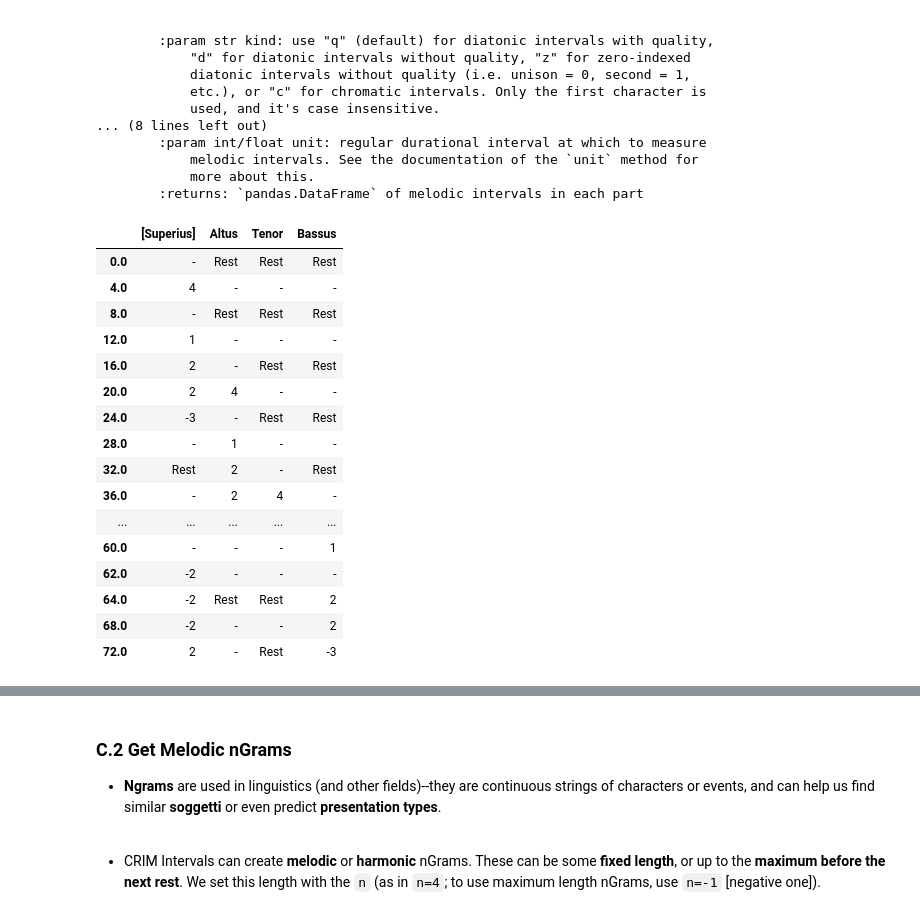
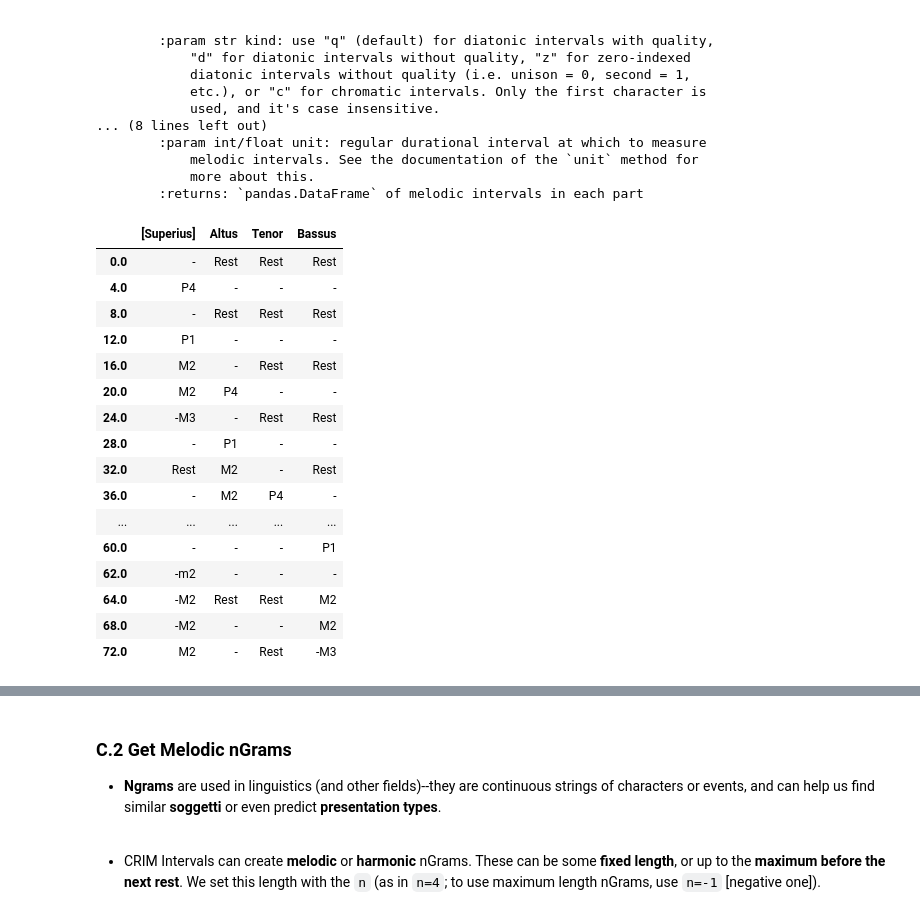
Before and after one commit to nalves599/CRIM_Public_Notebooks, a Jupyter notebook: binder/1_CRIM_NB.ipynb, the cells around one changed output, grey strips where cells are left out. Saved outputs shown, nothing was run; the diff lists cells and outputs as text; code cells hidden in the pictures.

```diff
--- a/binder/1_CRIM_NB.ipynb
+++ b/binder/1_CRIM_NB.ipynb
@@ -216,23 +255,23 @@ print(model.getMelodic.__doc__)
             more about this.
         :returns: `pandas.DataFrame` of melodic intervals in each part
 # %%
-mel = model.getMelodic(kind="d").fillna('-')
+mel = model.getMelodic(kind="q").fillna('-')
 mel.head(20)
 # %% [output]
 |  | [Superius] | Altus | Tenor | Bassus |
 | 0.0 | - | Rest | Rest | Rest |
-| 4.0 | 4 | - | - | - |
+| 4.0 | P4 | - | - | - |
 | 8.0 | - | Rest | Rest | Rest |
-| 12.0 | 1 | - | - | - |
-| 16.0 | 2 | - | Rest | Rest |
-| 20.0 | 2 | 4 | - | - |
-| 24.0 | -3 | - | Rest | Rest |
-| 28.0 | - | 1 | - | - |
-| 32.0 | Rest | 2 | - | Rest |
-| 36.0 | - | 2 | 4 | - |
+| 12.0 | P1 | - | - | - |
+| 16.0 | M2 | - | Rest | Rest |
+| 20.0 | M2 | P4 | - | - |
+| 24.0 | -M3 | - | Rest | Rest |
+| 28.0 | - | P1 | - | - |
+| 32.0 | Rest | M2 | - | Rest |
+| 36.0 | - | M2 | P4 | - |
 | ... | ... | ... | ... | ... |
-| 60.0 | - | - | - | 1 |
-| 62.0 | -2 | - | - | - |
-| 64.0 | -2 | Rest | Rest | 2 |
-| 68.0 | -2 | - | - | 2 |
-| 72.0 | 2 | - | Rest | -3 |
+| 60.0 | - | - | - | P1 |
+| 62.0 | -m2 | - | - | - |
+| 64.0 | -M2 | Rest | Rest | M2 |
+| 68.0 | -M2 | - | - | M2 |
+| 72.0 | M2 | - | Rest | -M3 |
```
Also changed, not shown: parts of 29 cells of this notebook, 1 other file.
